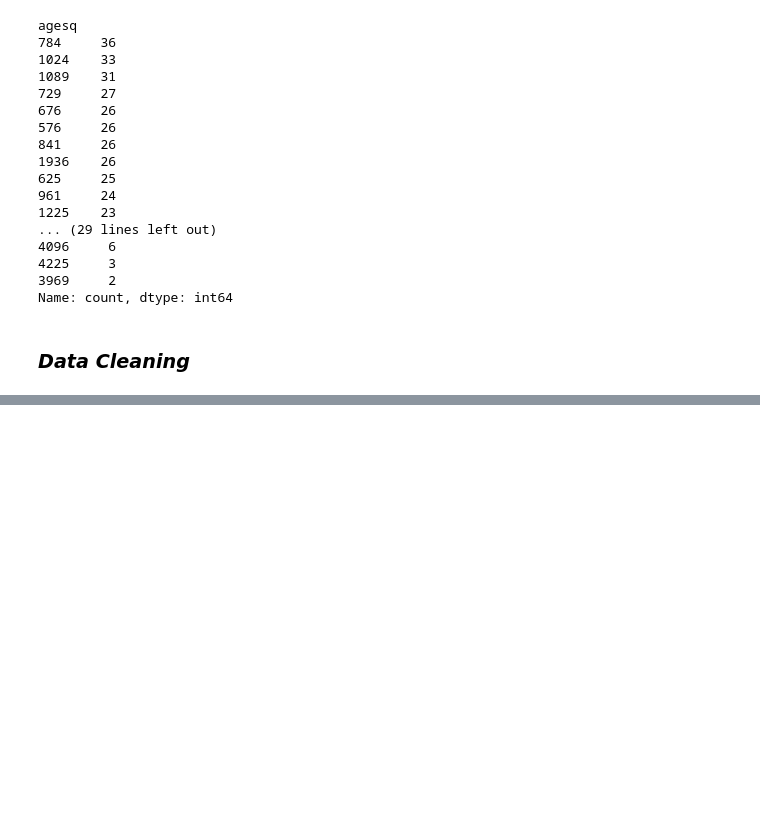
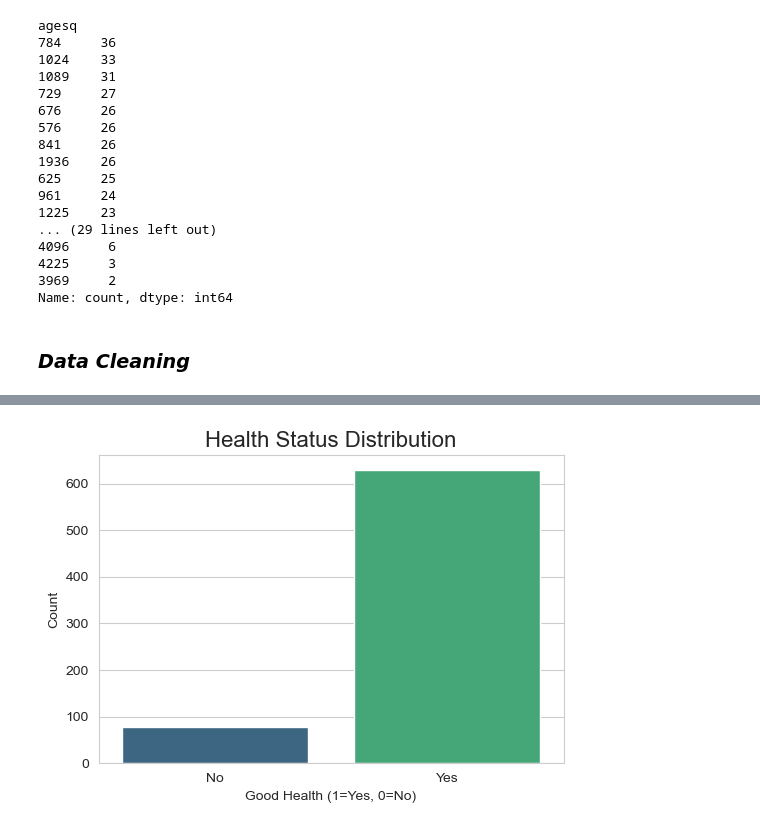
Before and after one commit to niranjan910/Sleep-pattern-Analysis-, a Jupyter notebook: Sleep Pattern Analysis.ipynb, the cells around one changed output, grey strips where cells are left out. Cells and saved outputs as stored; diff of their text form; code cells hidden in the pictures; blank space fills up the shorter version.

```diff
--- a/Sleep Pattern Analysis.ipynb
+++ b/Sleep Pattern Analysis.ipynb
@@ -742,0 +773,10 @@ df['clerical'] = df['clerical'].round().astype(int)
+# %%
+plt.figure(figsize=(6, 4))
+sns.countplot(data=df, x='good_health', palette='viridis')
+
+plt.title('Health Status Distribution', fontsize=16)
+plt.xlabel('Good Health (1=Yes, 0=No)')
+plt.ylabel('Count')
+plt.show()
+# %% [output]
+[figure, added]
```
Also changed, not shown: parts of 50 cells of this notebook.
